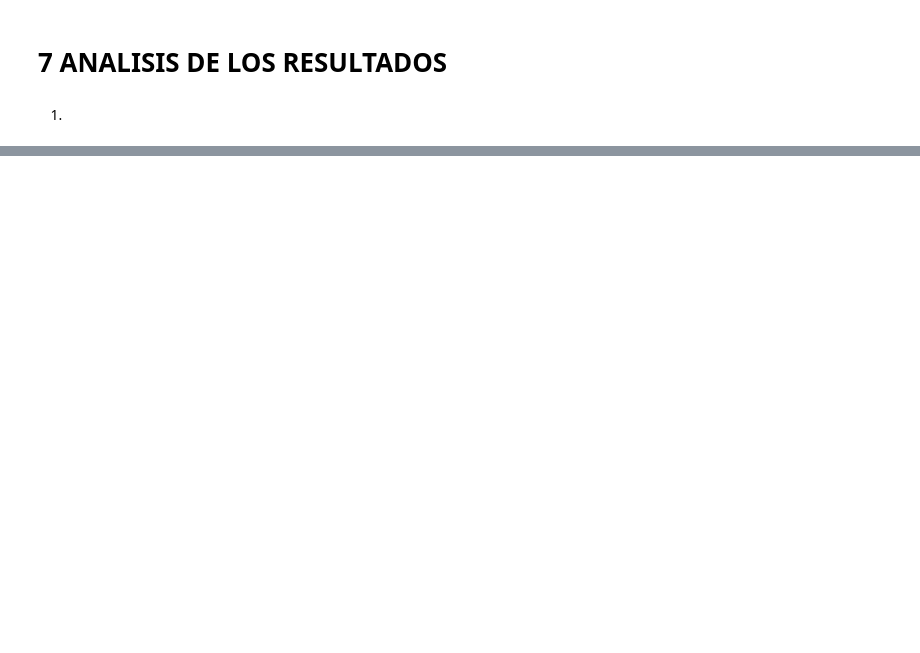
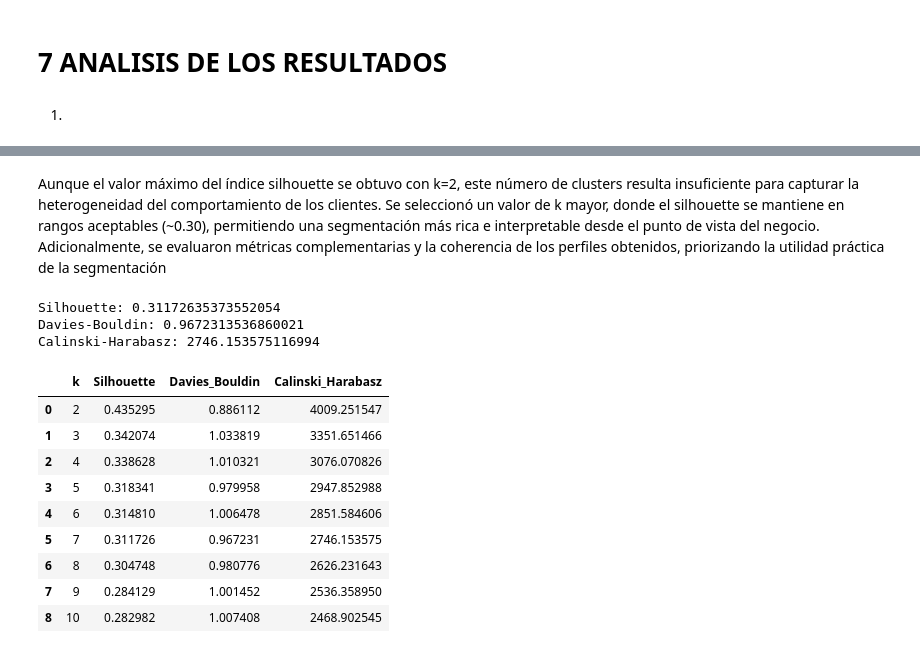
Before and after one commit to Rick2898/Clustering, a Jupyter notebook: clusteting.ipynb, the cells around one changed output, grey strips where cells are left out. Saved outputs shown, nothing was run; the diff lists cells and outputs as text; code cells hidden in the pictures; blank space fills up the shorter version.

```diff
--- a/clusteting.ipynb
+++ b/clusteting.ipynb
@@ -799,0 +882,45 @@ Resumen con interpretación:
+# %% [markdown]
+Aunque el valor máximo del índice silhouette se obtuvo con k=2, este número de clusters resulta insuficiente para capturar la heterogeneidad del comportamiento de los clientes. Se seleccionó un valor de k mayor, donde el silhouette se mantiene en rangos aceptables (~0.30), permitiendo una segmentación más rica e interpretable desde el punto de vista del negocio. Adicionalmente, se evaluaron métricas complementarias y la coherencia de los perfiles obtenidos, priorizando la utilidad práctica de la segmentación
+# %%
+sil = silhouette_score(X_trans, labels_kmeans)
+dbi = davies_bouldin_score(X_trans, labels_kmeans)
+chi = calinski_harabasz_score(X_trans, labels_kmeans)
+
+print("Silhouette:", sil)
+print("Davies-Bouldin:", dbi)
+
+print("Calinski-Harabasz:", chi)
+# %% [output]
+Silhouette: 0.31172635373552054
+Davies-Bouldin: 0.9672313536860021
+Calinski-Harabasz: 2746.153575116994
+# %%
+resultados=[]
+for k in range(2, 11):
+    model = KMeans(n_clusters=k, random_state=42, n_init=20)
+    labels = model.fit_predict(X_trans)
+
+    sil = silhouette_score(X_trans, labels)
+    dbi = davies_bouldin_score(X_trans, labels)
+    chi = calinski_harabasz_score(X_trans, labels)
+
+    resultados.append({
+        "k": k,
+        "Silhouette": sil,
+        "Davies_Bouldin": dbi,
+        "Calinski_Harabasz": chi
+    })
+
+tabla_metricas = pd.DataFrame(resultados)
+tabla_metricas
+# %% [output]
+|  | k | Silhouette | Davies_Bouldin | Calinski_Harabasz |
+| 0 | 2 | 0.435295 | 0.886112 | 4009.251547 |
+| 1 | 3 | 0.342074 | 1.033819 | 3351.651466 |
+| 2 | 4 | 0.338628 | 1.010321 | 3076.070826 |
+| 3 | 5 | 0.318341 | 0.979958 | 2947.852988 |
+| 4 | 6 | 0.314810 | 1.006478 | 2851.584606 |
+| 5 | 7 | 0.311726 | 0.967231 | 2746.153575 |
+| 6 | 8 | 0.304748 | 0.980776 | 2626.231643 |
+| 7 | 9 | 0.284129 | 1.001452 | 2536.358950 |
+| 8 | 10 | 0.282982 | 1.007408 | 2468.902545 |
```
Also changed, not shown: parts of 19 cells of this notebook.
